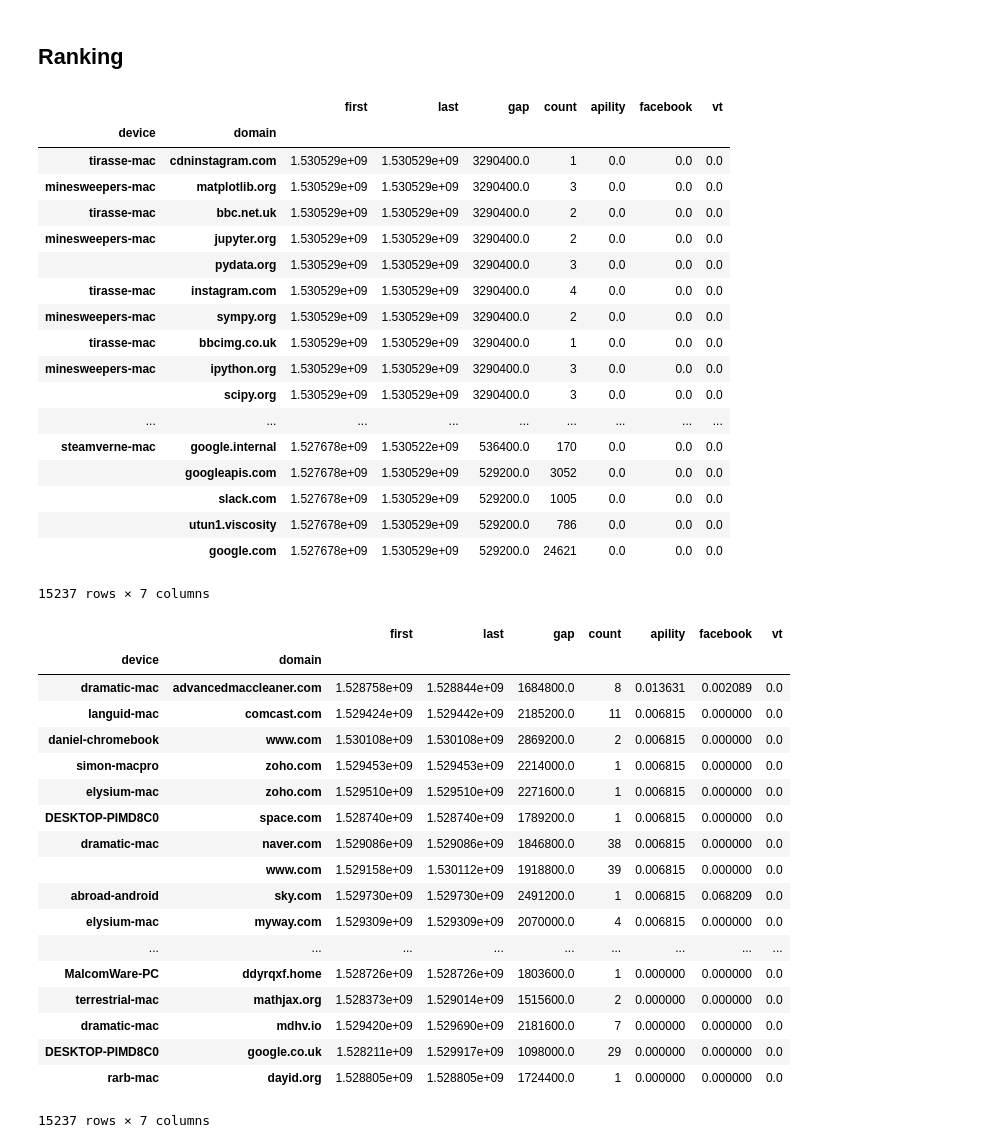
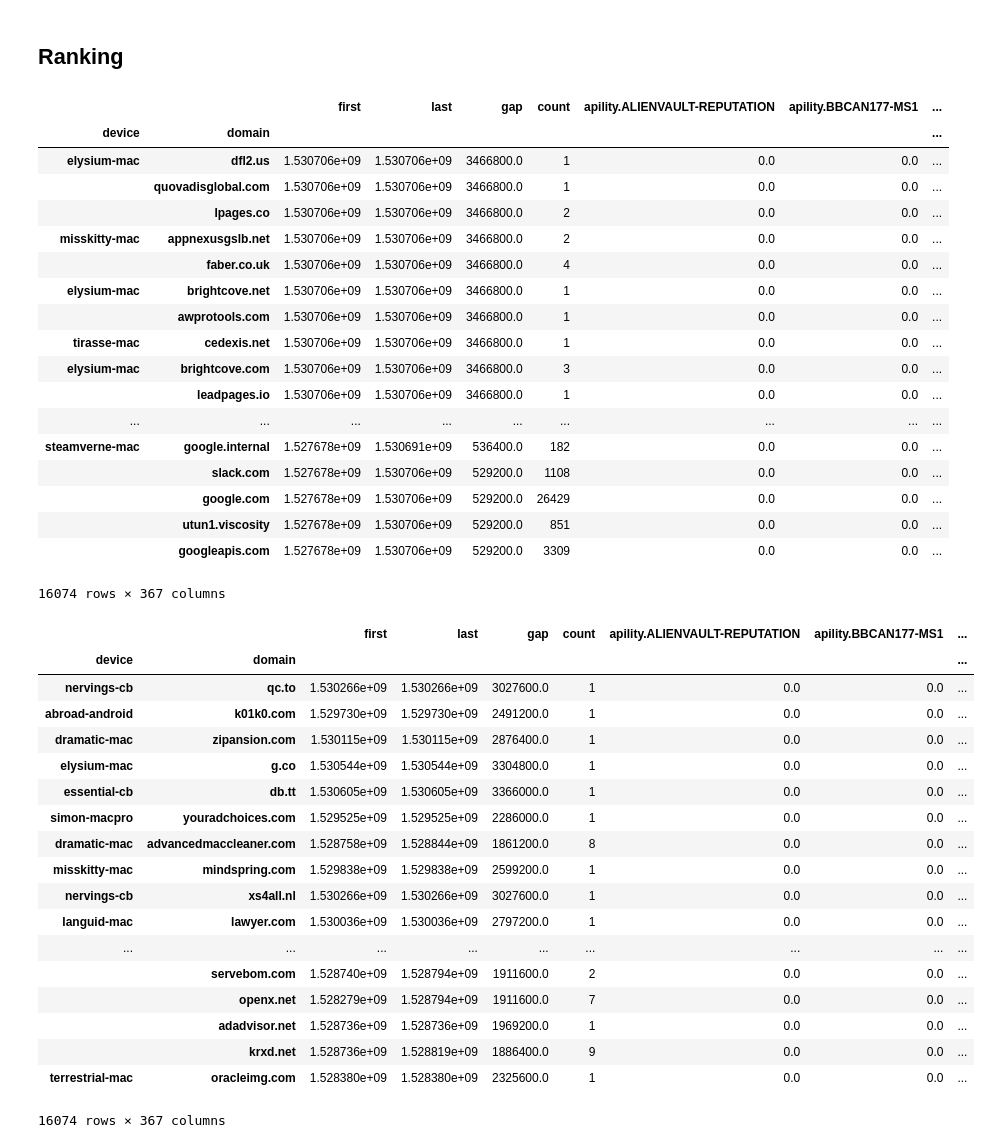
Before and after one commit to careytews/threat-graph-utils, a Jupyter notebook: domain-threat-vector.ipynb, the cells around one changed output. Drawn from its saved outputs; the diff is of its cells as text; code cells hidden in the pictures.

```diff
--- a/domain-threat-vector.ipynb
+++ b/domain-threat-vector.ipynb
@@ -6,7 +6,7 @@
 import pickle
 import time
 # %%
-df = pickle.load(open("vector.DOMAINS"))
+df = pickle.load(open("vector.DOMAINS", "rb"))
 # %% [markdown]
 ## Show vector, timestamps converted to days
 # %%
@@ -194,47 +51,47 @@ df_sum
 # %% [markdown]
 ## Ranking
 # %%
-df_sum.sort_values(by=["gap"], ascending=False)
+df.sort_values(by="gap", ascending=False)
 # %% [output]
-|  |  | first | last | gap | count | apility | facebook | vt |
-| device | domain |  |  |  |  |  |  |  |
-| tirasse-mac | cdninstagram.com | 1.530529e+09 | 1.530529e+09 | 3290400.0 | 1 | 0.0 | 0.0 | 0.0 |
-| minesweepers-mac | matplotlib.org | 1.530529e+09 | 1.530529e+09 | 3290400.0 | 3 | 0.0 | 0.0 | 0.0 |
-| tirasse-mac | bbc.net.uk | 1.530529e+09 | 1.530529e+09 | 3290400.0 | 2 | 0.0 | 0.0 | 0.0 |
-| minesweepers-mac | jupyter.org | 1.530529e+09 | 1.530529e+09 | 3290400.0 | 2 | 0.0 | 0.0 | 0.0 |
-|  | pydata.org | 1.530529e+09 | 1.530529e+09 | 3290400.0 | 3 | 0.0 | 0.0 | 0.0 |
-| tirasse-mac | instagram.com | 1.530529e+09 | 1.530529e+09 | 3290400.0 | 4 | 0.0 | 0.0 | 0.0 |
-| minesweepers-mac | sympy.org | 1.530529e+09 | 1.530529e+09 | 3290400.0 | 2 | 0.0 | 0.0 | 0.0 |
-| tirasse-mac | bbcimg.co.uk | 1.530529e+09 | 1.530529e+09 | 3290400.0 | 1 | 0.0 | 0.0 | 0.0 |
-| minesweepers-mac | ipython.org | 1.530529e+09 | 1.530529e+09 | 3290400.0 | 3 | 0.0 | 0.0 | 0.0 |
-|  | scipy.org | 1.530529e+09 | 1.530529e+09 | 3290400.0 | 3 | 0.0 | 0.0 | 0.0 |
+|  |  | first | last | gap | count | apility.ALIENVAULT-REPUTATION | apility.BBCAN177-MS1 | ... |
+| device | domain |  |  |  |  |  |  | ... |
+| elysium-mac | dfl2.us | 1.530706e+09 | 1.530706e+09 | 3466800.0 | 1 | 0.0 | 0.0 | ... |
+|  | quovadisglobal.com | 1.530706e+09 | 1.530706e+09 | 3466800.0 | 1 | 0.0 | 0.0 | ... |
+|  | lpages.co | 1.530706e+09 | 1.530706e+09 | 3466800.0 | 2 | 0.0 | 0.0 | ... |
+| misskitty-mac | appnexusgslb.net | 1.530706e+09 | 1.530706e+09 | 3466800.0 | 2 | 0.0 | 0.0 | ... |
+|  | faber.co.uk | 1.530706e+09 | 1.530706e+09 | 3466800.0 | 4 | 0.0 | 0.0 | ... |
+| elysium-mac | brightcove.net | 1.530706e+09 | 1.530706e+09 | 3466800.0 | 1 | 0.0 | 0.0 | ... |
+|  | awprotools.com | 1.530706e+09 | 1.530706e+09 | 3466800.0 | 1 | 0.0 | 0.0 | ... |
+| tirasse-mac | cedexis.net | 1.530706e+09 | 1.530706e+09 | 3466800.0 | 1 | 0.0 | 0.0 | ... |
+| elysium-mac | brightcove.com | 1.530706e+09 | 1.530706e+09 | 3466800.0 | 3 | 0.0 | 0.0 | ... |
+|  | leadpages.io | 1.530706e+09 | 1.530706e+09 | 3466800.0 | 1 | 0.0 | 0.0 | ... |
 | ... | ... | ... | ... | ... | ... | ... | ... | ... |
-| steamverne-mac | google.internal | 1.527678e+09 | 1.530522e+09 | 536400.0 | 170 | 0.0 | 0.0 | 0.0 |
-|  | googleapis.com | 1.527678e+09 | 1.530529e+09 | 529200.0 | 3052 | 0.0 | 0.0 | 0.0 |
-|  | slack.com | 1.527678e+09 | 1.530529e+09 | 529200.0 | 1005 | 0.0 | 0.0 | 0.0 |
-|  | utun1.viscosity | 1.527678e+09 | 1.530529e+09 | 529200.0 | 786 | 0.0 | 0.0 | 0.0 |
-|  | google.com | 1.527678e+09 | 1.530529e+09 | 529200.0 | 24621 | 0.0 | 0.0 | 0.0 |
+| steamverne-mac | google.internal | 1.527678e+09 | 1.530691e+09 | 536400.0 | 182 | 0.0 | 0.0 | ... |
+|  | slack.com | 1.527678e+09 | 1.530706e+09 | 529200.0 | 1108 | 0.0 | 0.0 | ... |
+|  | google.com | 1.527678e+09 | 1.530706e+09 | 529200.0 | 26429 | 0.0 | 0.0 | ... |
+|  | utun1.viscosity | 1.527678e+09 | 1.530706e+09 | 529200.0 | 851 | 0.0 | 0.0 | ... |
+|  | googleapis.com | 1.527678e+09 | 1.530706e+09 | 529200.0 | 3309 | 0.0 | 0.0 | ... |
-15237 rows × 7 columns
+16074 rows × 367 columns
 # %%
-df_sum.sort_values(by=["apility"], ascending=False)
+df.sort_values(by="apility", ascending=False)
 # %% [output]
-|  |  | first | last | gap | count | apility | facebook | vt |
-| device | domain |  |  |  |  |  |  |  |
-| dramatic-mac | advancedmaccleaner.com | 1.528758e+09 | 1.528844e+09 | 1684800.0 | 8 | 0.013631 | 0.002089 | 0.0 |
-| languid-mac | comcast.com | 1.529424e+09 | 1.529442e+09 | 2185200.0 | 11 | 0.006815 | 0.000000 | 0.0 |
-| daniel-chromebook | www.com | 1.530108e+09 | 1.530108e+09 | 2869200.0 | 2 | 0.006815 | 0.000000 | 0.0 |
-| simon-macpro | zoho.com | 1.529453e+09 | 1.529453e+09 | 2214000.0 | 1 | 0.006815 | 0.000000 | 0.0 |
-| elysium-mac | zoho.com | 1.529510e+09 | 1.529510e+09 | 2271600.0 | 1 | 0.006815 | 0.000000 | 0.0 |
-| DESKTOP-PIMD8C0 | space.com | 1.528740e+09 | 1.528740e+09 | 1789200.0 | 1 | 0.006815 | 0.000000 | 0.0 |
-| dramatic-mac | naver.com | 1.529086e+09 | 1.529086e+09 | 1846800.0 | 38 | 0.006815 | 0.000000 | 0.0 |
-|  | www.com | 1.529158e+09 | 1.530112e+09 | 1918800.0 | 39 | 0.006815 | 0.000000 | 0.0 |
-| abroad-android | sky.com | 1.529730e+09 | 1.529730e+09 | 2491200.0 | 1 | 0.006815 | 0.068209 | 0.0 |
-| elysium-mac | myway.com | 1.529309e+09 | 1.529309e+09 | 2070000.0 | 4 | 0.006815 | 0.000000 | 0.0 |
+|  |  | first | last | gap | count | apility.ALIENVAULT-REPUTATION | apility.BBCAN177-MS1 | ... |
+| device | domain |  |  |  |  |  |  | ... |
+| nervings-cb | qc.to | 1.530266e+09 | 1.530266e+09 | 3027600.0 | 1 | 0.0 | 0.0 | ... |
+| abroad-android | k01k0.com | 1.529730e+09 | 1.529730e+09 | 2491200.0 | 1 | 0.0 | 0.0 | ... |
+| dramatic-mac | zipansion.com | 1.530115e+09 | 1.530115e+09 | 2876400.0 | 1 | 0.0 | 0.0 | ... |
+| elysium-mac | g.co | 1.530544e+09 | 1.530544e+09 | 3304800.0 | 1 | 0.0 | 0.0 | ... |
+| essential-cb | db.tt | 1.530605e+09 | 1.530605e+09 | 3366000.0 | 1 | 0.0 | 0.0 | ... |
+| simon-macpro | youradchoices.com | 1.529525e+09 | 1.529525e+09 | 2286000.0 | 1 | 0.0 | 0.0 | ... |
+| dramatic-mac | advancedmaccleaner.com | 1.528758e+09 | 1.528844e+09 | 1861200.0 | 8 | 0.0 | 0.0 | ... |
+| misskitty-mac | mindspring.com | 1.529838e+09 | 1.529838e+09 | 2599200.0 | 1 | 0.0 | 0.0 | ... |
+| nervings-cb | xs4all.nl | 1.530266e+09 | 1.530266e+09 | 3027600.0 | 1 | 0.0 | 0.0 | ... |
+| languid-mac | lawyer.com | 1.530036e+09 | 1.530036e+09 | 2797200.0 | 1 | 0.0 | 0.0 | ... |
 | ... | ... | ... | ... | ... | ... | ... | ... | ... |
-| MalcomWare-PC | ddyrqxf.home | 1.528726e+09 | 1.528726e+09 | 1803600.0 | 1 | 0.000000 | 0.000000 | 0.0 |
-| terrestrial-mac | mathjax.org | 1.528373e+09 | 1.529014e+09 | 1515600.0 | 2 | 0.000000 | 0.000000 | 0.0 |
-| dramatic-mac | mdhv.io | 1.529420e+09 | 1.529690e+09 | 2181600.0 | 7 | 0.000000 | 0.000000 | 0.0 |
-| DESKTOP-PIMD8C0 | google.co.uk | 1.528211e+09 | 1.529917e+09 | 1098000.0 | 29 | 0.000000 | 0.000000 | 0.0 |
-| rarb-mac | dayid.org | 1.528805e+09 | 1.528805e+09 | 1724400.0 | 1 | 0.000000 | 0.000000 | 0.0 |
+|  | servebom.com | 1.528740e+09 | 1.528794e+09 | 1911600.0 | 2 | 0.0 | 0.0 | ... |
+|  | openx.net | 1.528279e+09 | 1.528794e+09 | 1911600.0 | 7 | 0.0 | 0.0 | ... |
+|  | adadvisor.net | 1.528736e+09 | 1.528736e+09 | 1969200.0 | 1 | 0.0 | 0.0 | ... |
+|  | krxd.net | 1.528736e+09 | 1.528819e+09 | 1886400.0 | 9 | 0.0 | 0.0 | ... |
+| terrestrial-mac | oracleimg.com | 1.528380e+09 | 1.528380e+09 | 2325600.0 | 1 | 0.0 | 0.0 | ... |
-15237 rows × 7 columns
+16074 rows × 367 columns
 # %%
```
Also changed, not shown: parts of 32 cells of this notebook, 1 other file.
